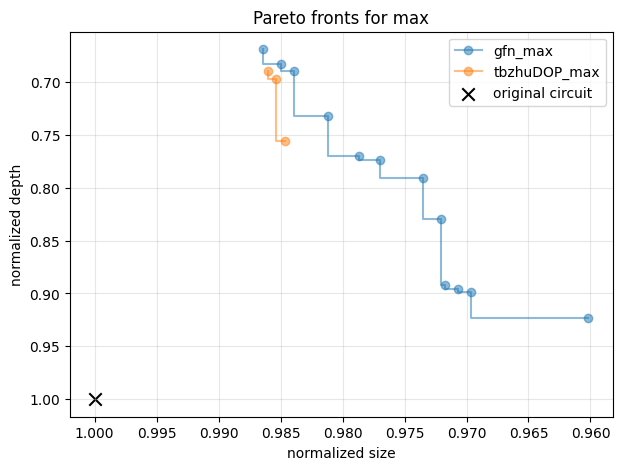
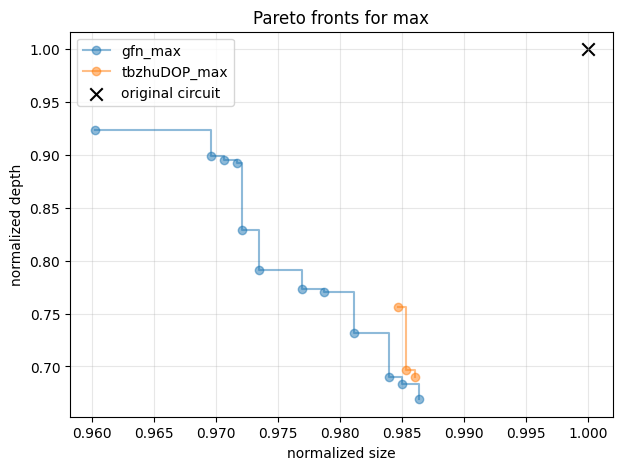
Code edit (unified diff) that turned the first committed figure into the second:
--- before
+++ after
@@ -22,5 +22,5 @@
 ax.grid(True, alpha=0.3)
 ax.legend()
-ax.invert_xaxis()
-ax.invert_yaxis()
+# ax.invert_xaxis()
+# ax.invert_yaxis()
 plt.show()

Commit: all circuits plot